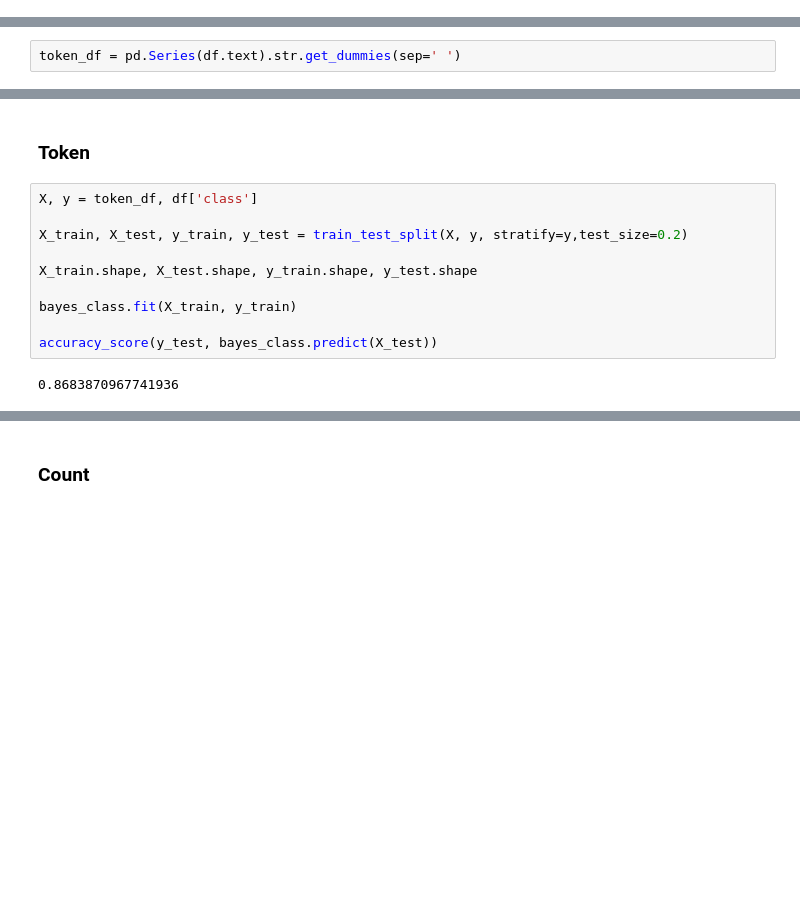
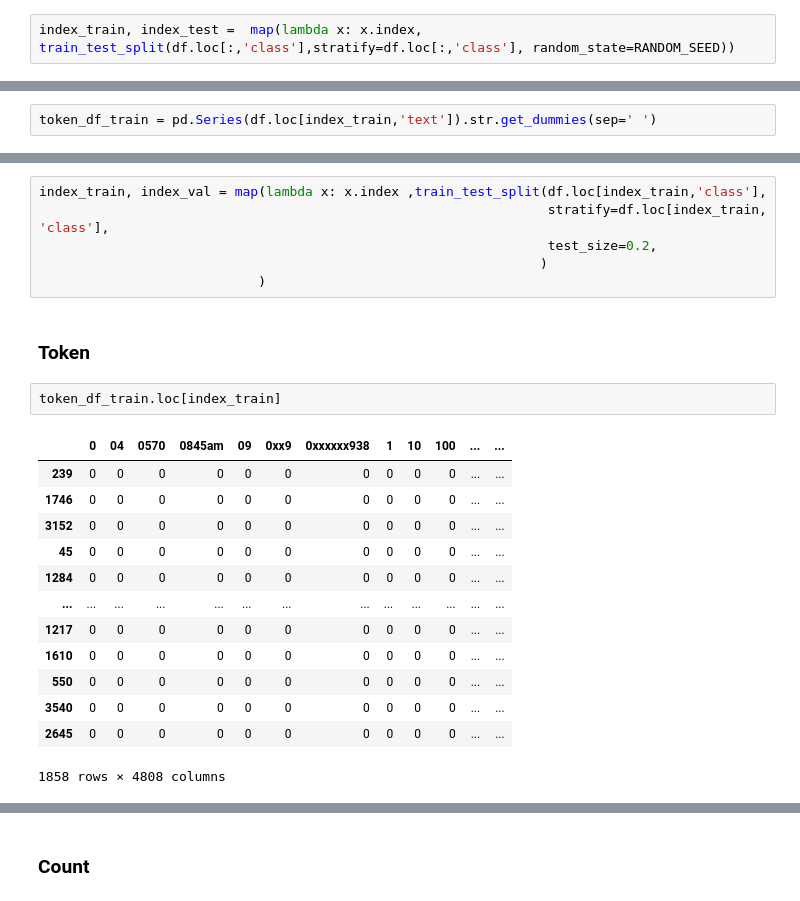
Before and after one commit to ropalev/tweets, a Jupyter notebook: tweets.ipynb, the cells around one changed output, grey strips where cells are left out. Drawn from its saved outputs; the diff is of its cells as text; blank space fills up the shorter version.

```diff
--- a/tweets.ipynb
+++ b/tweets.ipynb
@@ -74,0 +64,2 @@ X, y = df.text, df['class']
+# %%
+index_train, index_test =  map(lambda x: x.index, train_test_split(df.loc[:,'class'],stratify=df.loc[:,'class'], random_state=RANDOM_SEED))
@@ -77,2 +74,2 @@ X, y = df.text, df['class']
 # %%
-token_df = pd.Series(df.text).str.get_dummies(sep=' ')
+token_df_train = pd.Series(df.loc[index_train,'text']).str.get_dummies(sep=' ')
@@ -145,14 +165,24 @@ bayes_class = MultinomialNB()
+# %%
+index_train, index_val = map(lambda x: x.index ,train_test_split(df.loc[index_train,'class'],
+                                                                 stratify=df.loc[index_train, 'class'],
+                                                                 test_size=0.2,
+                                                                )
+                            )
 # %% [markdown]
 ### Token
-# %%
-X, y = token_df, df['class']
-
-X_train, X_test, y_train, y_test = train_test_split(X, y, stratify=y,test_size=0.2)
-
-X_train.shape, X_test.shape, y_train.shape, y_test.shape
-
-bayes_class.fit(X_train, y_train)
-
-accuracy_score(y_test, bayes_class.predict(X_test))
-# %% [output]
-0.8683870967741936
+# %%
+token_df_train.loc[index_train]
+# %% [output]
+|  | 0 | 04 | 0570 | 0845am | 09 | 0xx9 | 0xxxxxx938 | 1 | 10 | 100 | ... | ... |
+| 239 | 0 | 0 | 0 | 0 | 0 | 0 | 0 | 0 | 0 | 0 | ... | ... |
+| 1746 | 0 | 0 | 0 | 0 | 0 | 0 | 0 | 0 | 0 | 0 | ... | ... |
+| 3152 | 0 | 0 | 0 | 0 | 0 | 0 | 0 | 0 | 0 | 0 | ... | ... |
+| 45 | 0 | 0 | 0 | 0 | 0 | 0 | 0 | 0 | 0 | 0 | ... | ... |
+| 1284 | 0 | 0 | 0 | 0 | 0 | 0 | 0 | 0 | 0 | 0 | ... | ... |
+| ... | ... | ... | ... | ... | ... | ... | ... | ... | ... | ... | ... | ... |
+| 1217 | 0 | 0 | 0 | 0 | 0 | 0 | 0 | 0 | 0 | 0 | ... | ... |
+| 1610 | 0 | 0 | 0 | 0 | 0 | 0 | 0 | 0 | 0 | 0 | ... | ... |
+| 550 | 0 | 0 | 0 | 0 | 0 | 0 | 0 | 0 | 0 | 0 | ... | ... |
+| 3540 | 0 | 0 | 0 | 0 | 0 | 0 | 0 | 0 | 0 | 0 | ... | ... |
+| 2645 | 0 | 0 | 0 | 0 | 0 | 0 | 0 | 0 | 0 | 0 | ... | ... |
+1858 rows × 4808 columns
```
Also changed, not shown: parts of 119 cells of this notebook.
